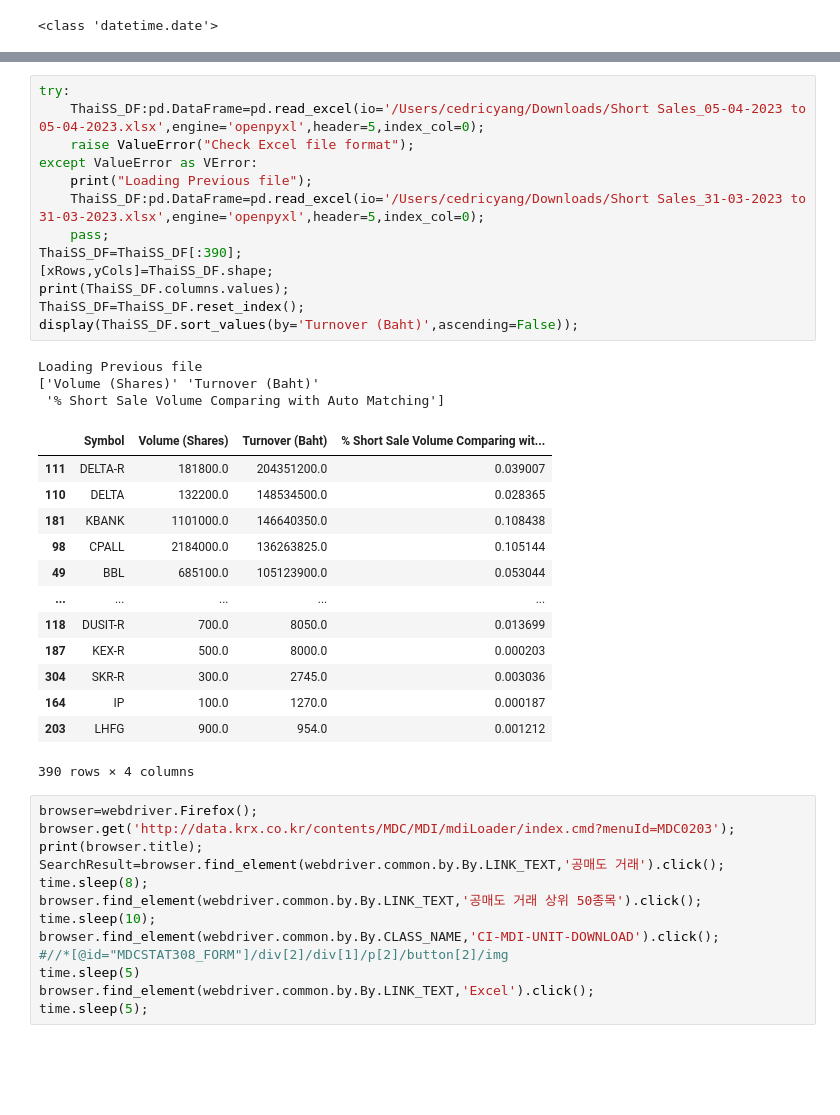
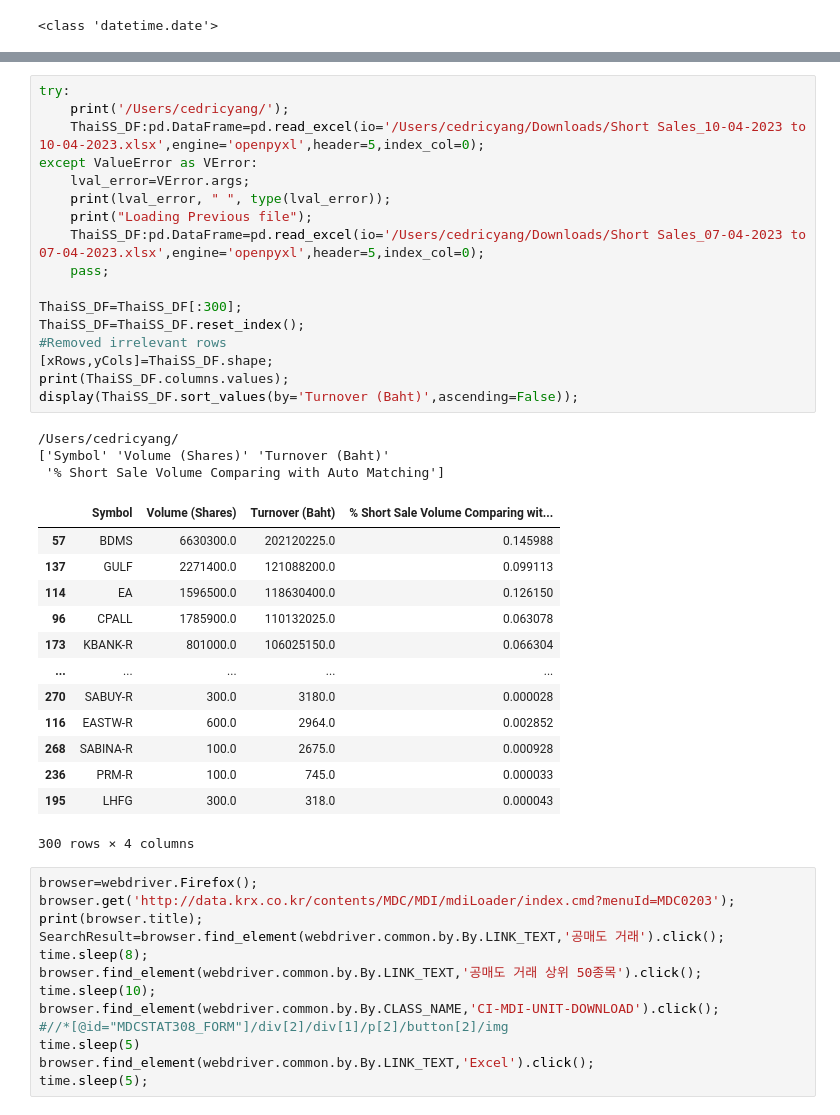
Before and after one commit to cedyangks/PySelenium, a Jupyter notebook: OptionsComputes.ipynb, the cells around one changed output, grey strips where cells are left out. Saved outputs shown, nothing was run; the diff lists cells and outputs as text; blank space fills up the shorter version.

Commit message:
Excel format changed

```diff
--- a/OptionsComputes.ipynb
+++ b/OptionsComputes.ipynb
@@ -111,34 +129,38 @@ time.sleep(15);
 Short Selling - The Stock Exchange of Thailand
 # %%
 try:
-    ThaiSS_DF:pd.DataFrame=pd.read_excel(io='/Users/cedricyang/Downloads/Short Sales_05-04-2023 to 05-04-2023.xlsx',engine='openpyxl',header=5,index_col=0);
-    raise ValueError("Check Excel file format");
+    print('/Users/cedricyang/');
+    ThaiSS_DF:pd.DataFrame=pd.read_excel(io='/Users/cedricyang/Downloads/Short Sales_10-04-2023 to 10-04-2023.xlsx',engine='openpyxl',header=5,index_col=0);
 except ValueError as VError:
+    lval_error=VError.args;
+    print(lval_error, " ", type(lval_error));
     print("Loading Previous file");
-    ThaiSS_DF:pd.DataFrame=pd.read_excel(io='/Users/cedricyang/Downloads/Short Sales_31-03-2023 to 31-03-2023.xlsx',engine='openpyxl',header=5,index_col=0);
+    ThaiSS_DF:pd.DataFrame=pd.read_excel(io='/Users/cedricyang/Downloads/Short Sales_07-04-2023 to 07-04-2023.xlsx',engine='openpyxl',header=5,index_col=0);
     pass;
-ThaiSS_DF=ThaiSS_DF[:390];
+
+ThaiSS_DF=ThaiSS_DF[:300];
+ThaiSS_DF=ThaiSS_DF.reset_index();
+#Removed irrelevant rows
 [xRows,yCols]=ThaiSS_DF.shape;
 print(ThaiSS_DF.columns.values);
-ThaiSS_DF=ThaiSS_DF.reset_index();
 display(ThaiSS_DF.sort_values(by='Turnover (Baht)',ascending=False));
 # %% [output]
-Loading Previous file
-['Volume (Shares)' 'Turnover (Baht)'
+/Users/cedricyang/
+['Symbol' 'Volume (Shares)' 'Turnover (Baht)'
  '% Short Sale Volume Comparing with Auto Matching']
 |  | Symbol | Volume (Shares) | Turnover (Baht) | % Short Sale Volume Comparing wit... |
-| 111 | DELTA-R | 181800.0 | 204351200.0 | 0.039007 |
-| 110 | DELTA | 132200.0 | 148534500.0 | 0.028365 |
-| 181 | KBANK | 1101000.0 | 146640350.0 | 0.108438 |
-| 98 | CPALL | 2184000.0 | 136263825.0 | 0.105144 |
-| 49 | BBL | 685100.0 | 105123900.0 | 0.053044 |
+| 57 | BDMS | 6630300.0 | 202120225.0 | 0.145988 |
+| 137 | GULF | 2271400.0 | 121088200.0 | 0.099113 |
+| 114 | EA | 1596500.0 | 118630400.0 | 0.126150 |
+| 96 | CPALL | 1785900.0 | 110132025.0 | 0.063078 |
+| 173 | KBANK-R | 801000.0 | 106025150.0 | 0.066304 |
 | ... | ... | ... | ... | ... |
-| 118 | DUSIT-R | 700.0 | 8050.0 | 0.013699 |
-| 187 | KEX-R | 500.0 | 8000.0 | 0.000203 |
-| 304 | SKR-R | 300.0 | 2745.0 | 0.003036 |
-| 164 | IP | 100.0 | 1270.0 | 0.000187 |
-| 203 | LHFG | 900.0 | 954.0 | 0.001212 |
+| 270 | SABUY-R | 300.0 | 3180.0 | 0.000028 |
+| 116 | EASTW-R | 600.0 | 2964.0 | 0.002852 |
+| 268 | SABINA-R | 100.0 | 2675.0 | 0.000928 |
+| 236 | PRM-R | 100.0 | 745.0 | 0.000033 |
+| 195 | LHFG | 300.0 | 318.0 | 0.000043 |
-390 rows × 4 columns
+300 rows × 4 columns
 # %%
 browser=webdriver.Firefox();
 browser.get('http://data.krx.co.kr/contents/MDC/MDI/mdiLoader/index.cmd?menuId=MDC0203');
```
Also changed, not shown: parts of 8 cells of this notebook.
